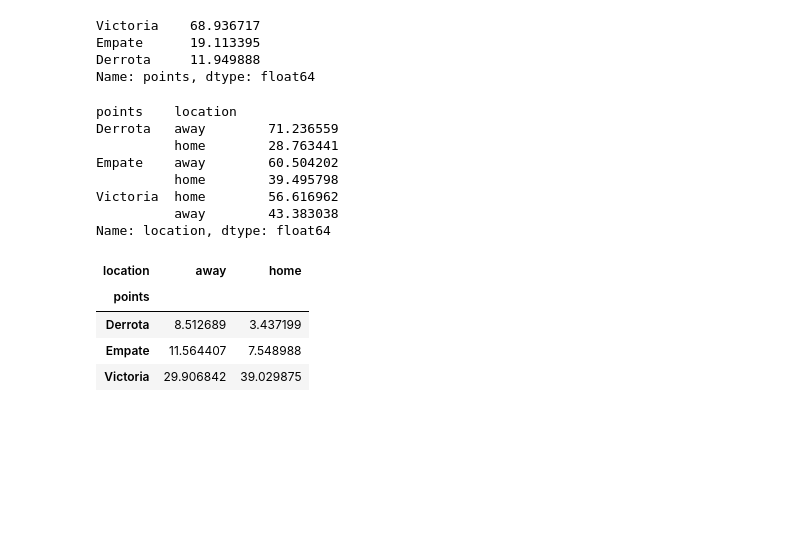
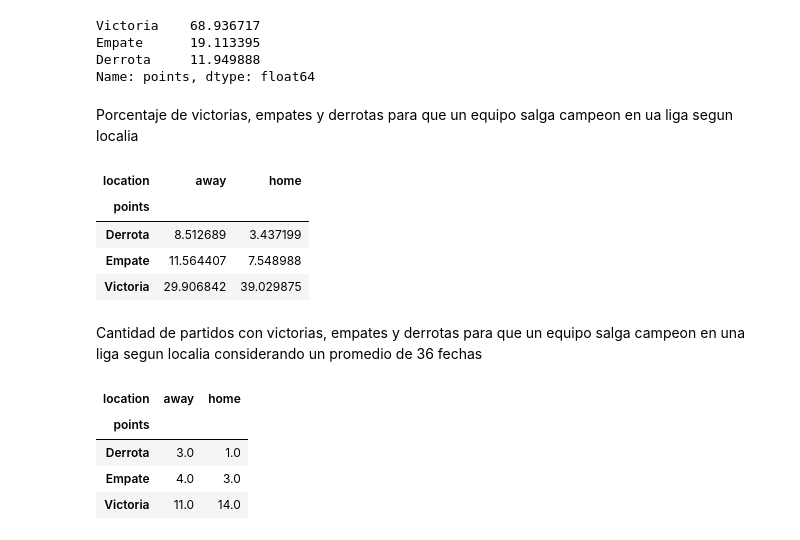
Before and after one commit to Lguanilo/Protectos-Data-Science, a Jupyter notebook: Ligas Europeas/Jugadores_Europeos_v01.ipynb, the cells around one changed output. Saved outputs shown, nothing was run; the diff lists cells and outputs as text; code cells hidden in the pictures; blank space fills up the shorter version.

Commit message:
Analisis de victorias

```diff
--- a/Ligas Europeas/Jugadores_Europeos_v01.ipynb
+++ b/Ligas Europeas/Jugadores_Europeos_v01.ipynb
@@ -580,17 +589,8 @@ Victoria    68.936717
 Empate      19.113395
 Derrota     11.949888
 Name: points, dtype: float64
-# %%
-data_final_season_campeones.groupby('points')['location'].value_counts(normalize=True).mul(100).rename({0:'Derrota',1:'Empate',3:'Victoria'})
-# %% [output]
-points    location
-Derrota   away        71.236559
-          home        28.763441
-Empate    away        60.504202
-          home        39.495798
-Victoria  home        56.616962
-          away        43.383038
-Name: location, dtype: float64
+# %% [markdown]
+Porcentaje de victorias, empates y derrotas para que un equipo salga campeon en ua liga segun localia
 # %%
 pd.pivot_table(index='points',columns='location',values='match_api_id',data=data_final_season_campeones,aggfunc='count').rename({0:'Derrota',1:'Empate',3:'Victoria'}).div(len(data_final_season_campeones)).mul(100)
 # %% [output]
@@ -599,3 +599,13 @@ pd.pivot_table(index='points',columns='location',values='match_api_id',data=data
 | Derrota | 8.512689 | 3.437199 |
 | Empate | 11.564407 | 7.548988 |
 | Victoria | 29.906842 | 39.029875 |
+# %% [markdown]
+Cantidad de partidos con victorias, empates y derrotas para que un equipo salga campeon en una liga segun localia considerando un promedio de 36 fechas
+# %%
+pd.pivot_table(index='points',columns='location',values='match_api_id',data=data_final_season_campeones,aggfunc='count').rename({0:'Derrota',1:'Empate',3:'Victoria'}).div(len(data_final_season_campeones)).mul(36).round(0)
+# %% [output]
+| location | away | home |
+| points |  |  |
+| Derrota | 3.0 | 1.0 |
+| Empate | 4.0 | 3.0 |
+| Victoria | 11.0 | 14.0 |
```
Also changed, not shown: parts of 5 cells of this notebook.
